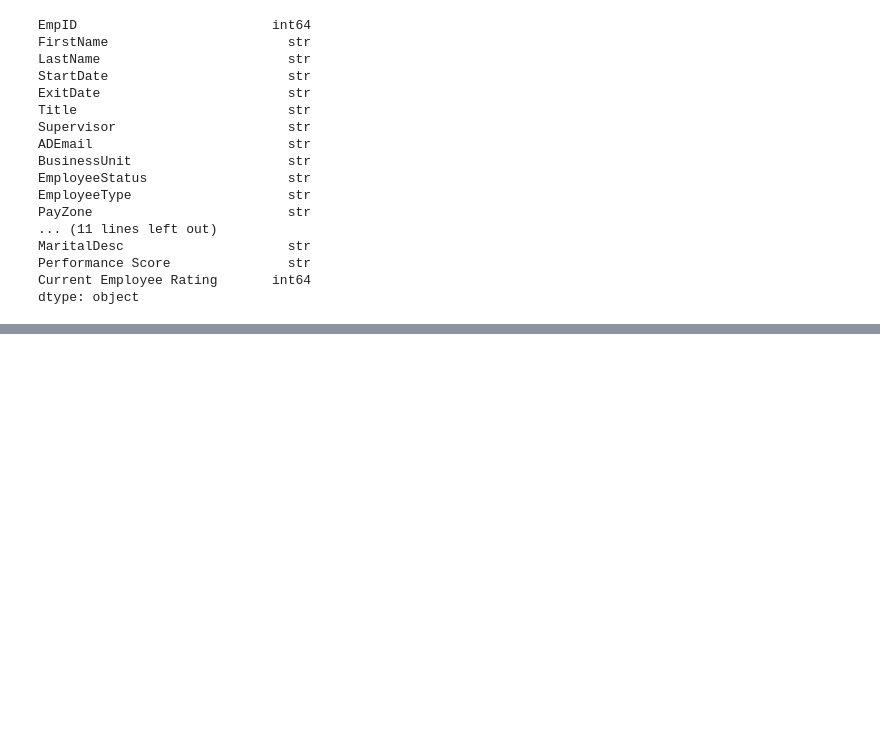
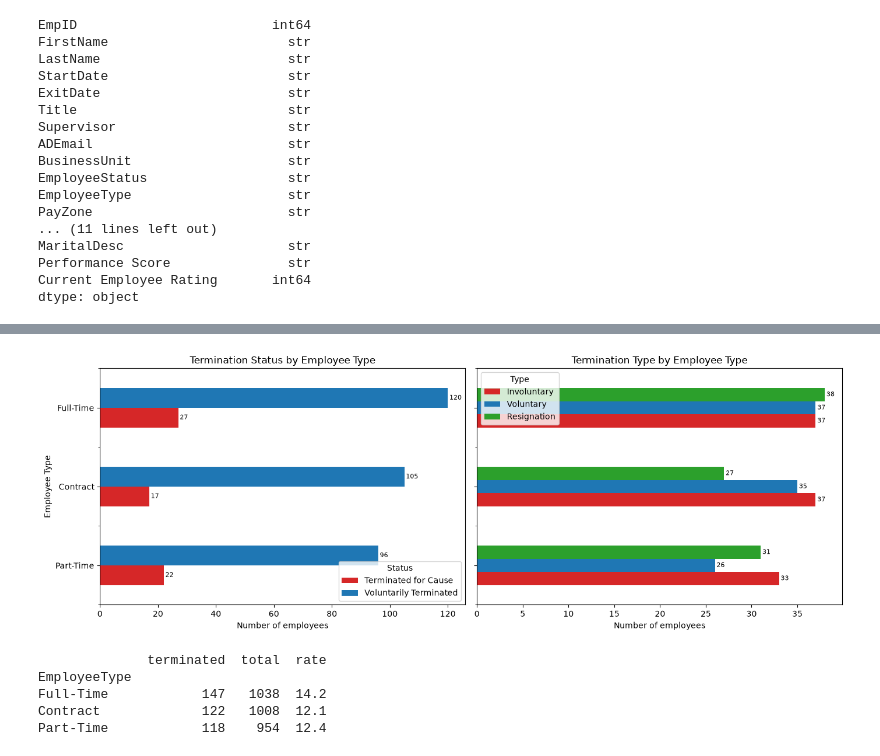
Before and after one commit to amymendozav/BHDAC-Employee-Turnover-Analysis-, a Jupyter notebook: EmployeeDataset/analysis.ipynb, the cells around one changed output, grey strips where cells are left out. Drawn from its saved outputs; the diff is of its cells as text; code cells hidden in the pictures; blank space fills up the shorter version.

```diff
--- a/EmployeeDataset/analysis.ipynb
+++ b/EmployeeDataset/analysis.ipynb
@@ -64,0 +172,54 @@ Length: 4, dtype: str
+# %%
+import matplotlib.pyplot as plt
+import pandas as pd
+
+terminated = df[df['EmployeeStatus'].isin(['Voluntarily Terminated', 'Terminated for Cause'])]
+
+def plot_terminations(data, group_col, label):
+    status_counts = pd.crosstab(data[group_col], data['EmployeeStatus'])
+    types = ['Involuntary', 'Voluntary', 'Resignation']
+    type_counts = (
+        pd.crosstab(data[group_col], data['TerminationType'])
+          .reindex(columns=types, fill_value=0)
+    )
+
+    order = status_counts.sum(axis=1).sort_values().index
+    status_counts = status_counts.loc[order]
+    type_counts = type_counts.reindex(order, fill_value=0)
+
+    fig, axes = plt.subplots(1, 2, figsize=(14, 5), sharey=True)
+
+    status_counts.plot.barh(ax=axes[0], color=['#d62728', '#1f77b4'])
+    axes[0].set_title(f'Termination Status by {label}')
+    axes[0].set_xlabel('Number of employees')
+    axes[0].set_ylabel(label)
+    axes[0].legend(title='Status')
+
+    type_counts.plot.barh(ax=axes[1], color=['#d62728', '#1f77b4', '#2ca02c'])
+    axes[1].set_title(f'Termination Type by {label}')
+    axes[1].set_xlabel('Number of employees')
+    axes[1].legend(title='Type')
+
+    for ax in axes:
+        for container in ax.containers:
+            ax.bar_label(container, padding=2, fontsize=8)
+
+    plt.tight_layout()
+    return fig
+
+fig = plot_terminations(terminated, 'EmployeeType', 'Employee Type')
+fig.savefig('terminations_by_employee_type.png', dpi=200, bbox_inches='tight')
+plt.show()
+# %% [output]
+[figure, added]
+# %%
+df['is_terminated'] = df['EmployeeStatus'].isin(['Voluntarily Terminated', 'Terminated for Cause'])
+summary = df.groupby('EmployeeType')['is_terminated'].agg(terminated='sum', total='count', rate='mean')
+summary['rate'] = (summary['rate'] * 100).round(1)
+print(summary.sort_values('terminated', ascending=False))
+# %% [output]
+              terminated  total  rate
+EmployeeType
+Full-Time            147   1038  14.2
+Contract             122   1008  12.1
+Part-Time            118    954  12.4
```
Also changed, not shown: parts of 8 cells of this notebook, 4 other files.
